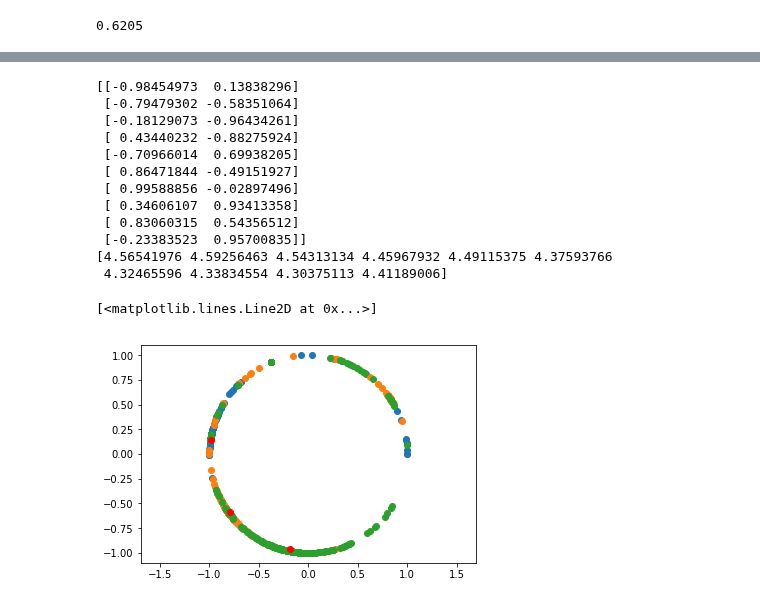
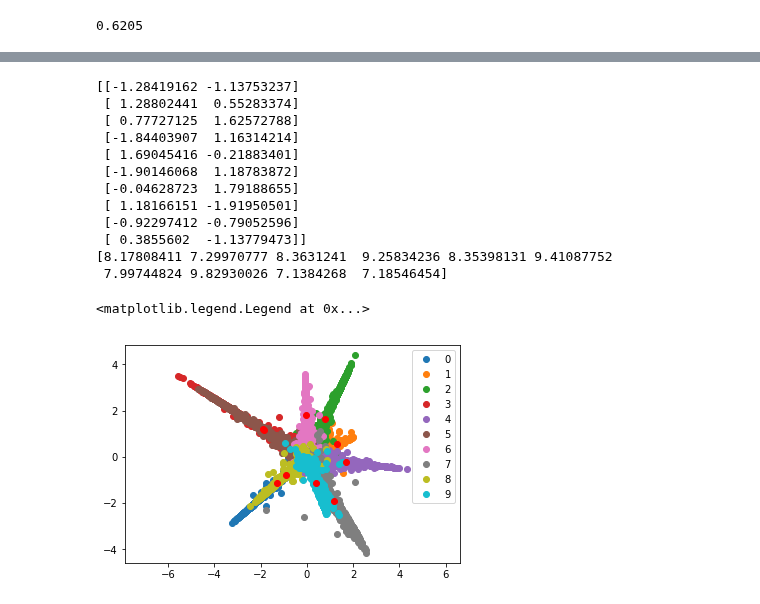
Before and after one commit to GuillaumeMougeot/DogFaceNet, a Jupyter notebook: dogfacenet/dogfacenet-mnist_v2.ipynb, the cells around one changed output, grey strips where cells are left out. Drawn from its saved outputs; the diff is of its cells as text; code cells hidden in the pictures.

```diff
--- a/dogfacenet/dogfacenet-mnist_v2.ipynb
+++ b/dogfacenet/dogfacenet-mnist_v2.ipynb
@@ -455,6 +557,6 @@ x_train = np.expand_dims(x_train,-1)
 y_train_exp = tf.keras.utils.to_categorical(y_train)
 y_test_exp = tf.keras.utils.to_categorical(y_test)
 # %%
-model.fit(x_train,np.dstack([y_train]*2)[0], batch_size=128,epochs=12,validation_data=(x_test,np.dstack([y_test]*2)[0]))
+hist = model.fit(x_train,np.dstack([y_train]*2)[0], batch_size=128,epochs=25,validation_data=(x_test,np.dstack([y_test]*2)[0]))
 # %% [output]
 Train on 60000 samples, validate on 10000 samples
@@ -474,4 +580,4 @@ Epoch 12/12
 # %%
-model.fit(x_train,y_train_exp, batch_size=128,epochs=8,validation_data=(x_test,y_test_exp))
+hist = model.fit(x_train,y_train_exp, batch_size=128,epochs=25,validation_data=(x_test,y_test_exp))
 # %% [output]
 Train on 60000 samples, validate on 10000 samples
@@ -513,0 +639,11 @@ KeyboardInterrupt:
+# %%
+a = emb[0::3]
+p = emb[1::3]
+n = emb[2::3]
+
+# Computes angles between pairs
+cos1 = np.sum(a*p,1)
+cos2 = np.sum(a*n,1)
+less = np.less(cos2,cos1)
+acc = np.sum(less.astype(int))/len(less)
+print(acc)
@@ -513,0 +652,16 @@ KeyboardInterrupt:
+# %%
+# Display the wrong examples
+idx_wrong = np.logical_not(less)
+idx_wrong = np.stack([idx_wrong]*3, axis = -1)
+idx_wrong = np.reshape(idx_wrong, [-1])
+
+wrong = triplets_test[idx_wrong]
+wrong = np.squeeze(wrong)
+s = 0
+n = 5
+e = n + s
+plt.figure(figsize=(7,3*n))
+for i in range(s,e):
+    for j in range(3):
+        plt.subplot(n,3,(i-s)*3+1+j)
+        plt.imshow(wrong[i*3+j])
@@ -570,46 +702,47 @@ y_int = y_train
 # y_train = y_train.astype(int)
 # y_int = np.empty(len(y_train),dtype=int)
 # for i in range(len(y_train)):
 #     idx = 0
 #     while (y_train[i][idx]!=1):
 #         idx += 1
 #     y_int[i] = int(idx)
 
 for i in range(len(predict)):
     mean[y_int[i]] += predict[i]
     nb[y_int[i]] += 1
 
 for i in range(len(mean)):
     mean[i] /= nb[i]
 print(mean)
 
 std_vect = np.zeros((10,2)) + mean
 std = np.zeros(10)
 for i in range(len(predict)):
     std[y_int[i]] += np.sum(np.square(predict[i]-mean))
 
 for i in range(len(mean)):
     std[i] /= nb[i]
 print(np.sqrt(std))
 
 plt.axis('equal')
-n = 3
+n = 10
 for i in range(n):
     y = predict[np.equal(i,y_int)]
-    plt.plot(y[:,0],y[:,1],'o')
+    plt.plot(y[:,0],y[:,1],'o',label=str(i))
 plt.plot(mean[:n,0],mean[:n,1],'ro')
+plt.legend()
 # %% [output]
-[[-0.98454973  0.13838296]
- [-0.79479302 -0.58351064]
- [-0.18129073 -0.96434261]
- [ 0.43440232 -0.88275924]
- [-0.70966014  0.69938205]
- [ 0.86471844 -0.49151927]
- [ 0.99588856 -0.02897496]
- [ 0.34606107  0.93413358]
- [ 0.83060315  0.54356512]
- [-0.23383523  0.95700835]]
-[4.56541976 4.59256463 4.54313134 4.45967932 4.49115375 4.37593766
- 4.32465596 4.33834554 4.30375113 4.41189006]
+[[-1.28419162 -1.13753237]
+ [ 1.28802441  0.55283374]
+ [ 0.77727125  1.62572788]
+ [-1.84403907  1.16314214]
+ [ 1.69045416 -0.21883401]
+ [-1.90146068  1.18783872]
+ [-0.04628723  1.79188655]
+ [ 1.18166151 -1.91950501]
+ [-0.92297412 -0.79052596]
+ [ 0.3855602  -1.13779473]]
+[8.17808411 7.29970777 8.3631241  9.25834236 8.35398131 9.41087752
+ 7.99744824 9.82930026 7.1384268  7.18546454]
-[<matplotlib.lines.Line2D at 0x...>]
+<matplotlib.legend.Legend at 0x...>
-[figure, old version]
+[figure, new version]
```
Also changed, not shown: parts of 26 cells of this notebook.
